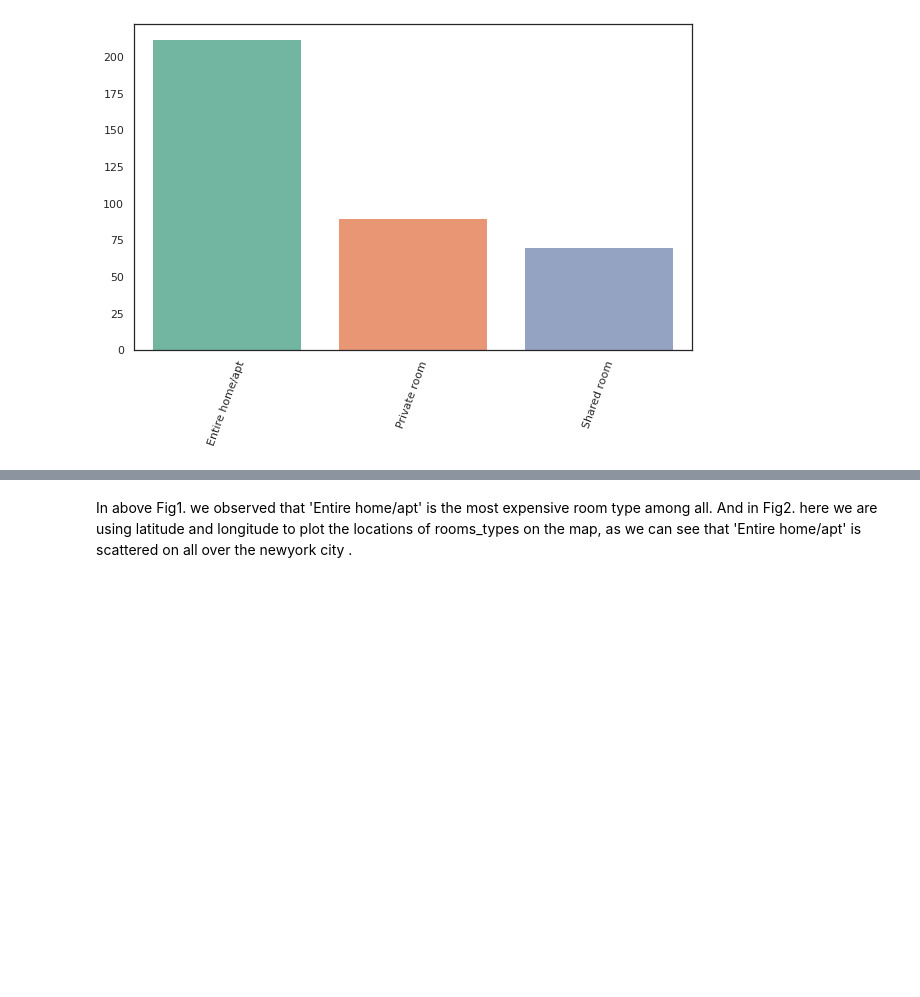
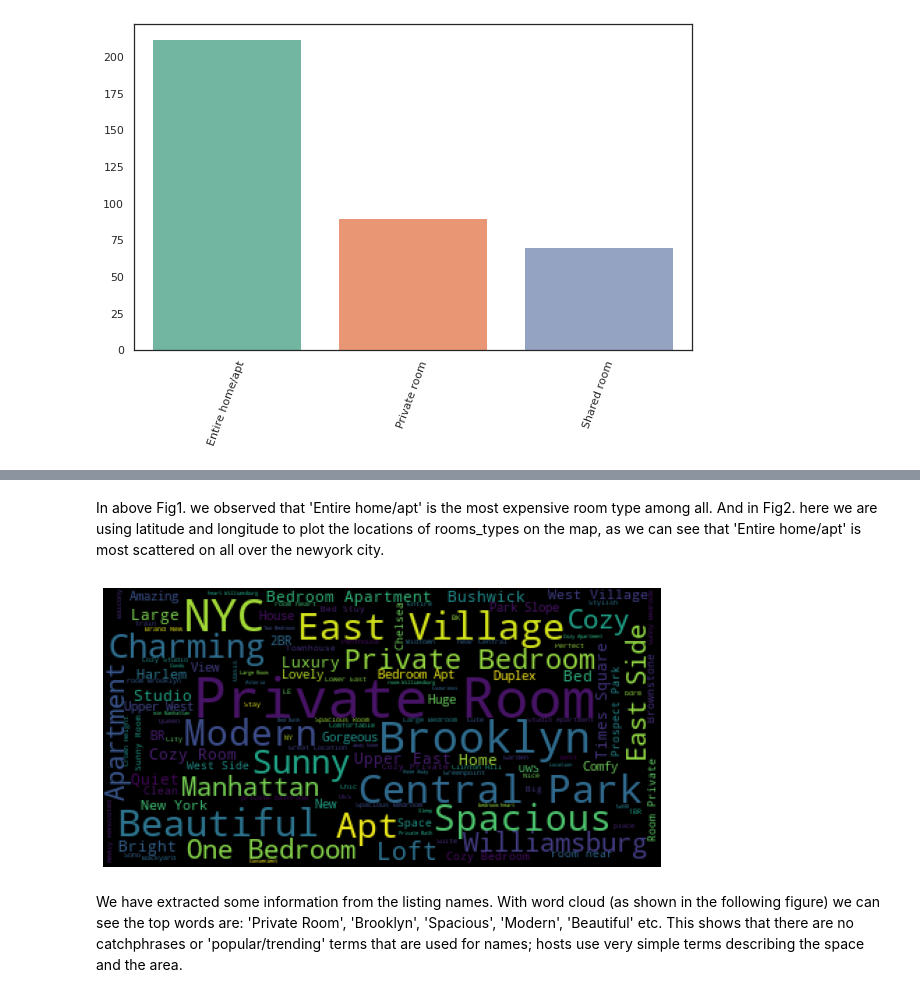
Before and after one commit to Ratnakar2022/Airbnb-data-analysis, a Jupyter notebook: Airbnb_Bookings_Analysis_Capstone_Project.ipynb, the cells around one changed output, grey strips where cells are left out. Saved outputs shown, nothing was run; the diff lists cells and outputs as text; code cells hidden in the pictures; blank space fills up the shorter version.

```diff
--- a/Airbnb_Bookings_Analysis_Capstone_Project.ipynb
+++ b/Airbnb_Bookings_Analysis_Capstone_Project.ipynb
@@ -327,4 +319,19 @@ fig2.show()
 # %% [output]
 [interactive output not drawn]
 # %% [markdown]
-In above Fig1. we observed that 'Entire home/apt' is the most expensive room type among all. And in Fig2. here we are using latitude and longitude to plot the locations of rooms_types on the map, as we can see that 'Entire home/apt' is scattered on all over the newyork city .
+In above Fig1. we observed that 'Entire home/apt' is the most expensive room type among all. And in Fig2. here we are using latitude and longitude to plot the locations of rooms_types on the map, as we can see that 'Entire home/apt' is most scattered on all over the newyork city.
+# %%
+txt=''
+for a in df_airbnb['name']:
+  txt+=str(a)+' '
+
+
+wod = WordCloud(max_font_size=40, max_words=5000).generate(str(txt))
+plt.figure(figsize=(10,6))
+plt.imshow(wod)
+plt.axis("off")
+plt.show()
+# %% [output]
+[figure, added]
+# %% [markdown]
+We have extracted some information from the listing names. With word cloud (as shown in the following figure) we can see the top words are: 'Private Room', 'Brooklyn', 'Spacious', 'Modern', 'Beautiful' etc.  This shows that there are no catchphrases or 'popular/trending' terms that are used for names; hosts use very simple terms describing the space and the area.
```
Also changed, not shown: parts of 4 cells of this notebook.
